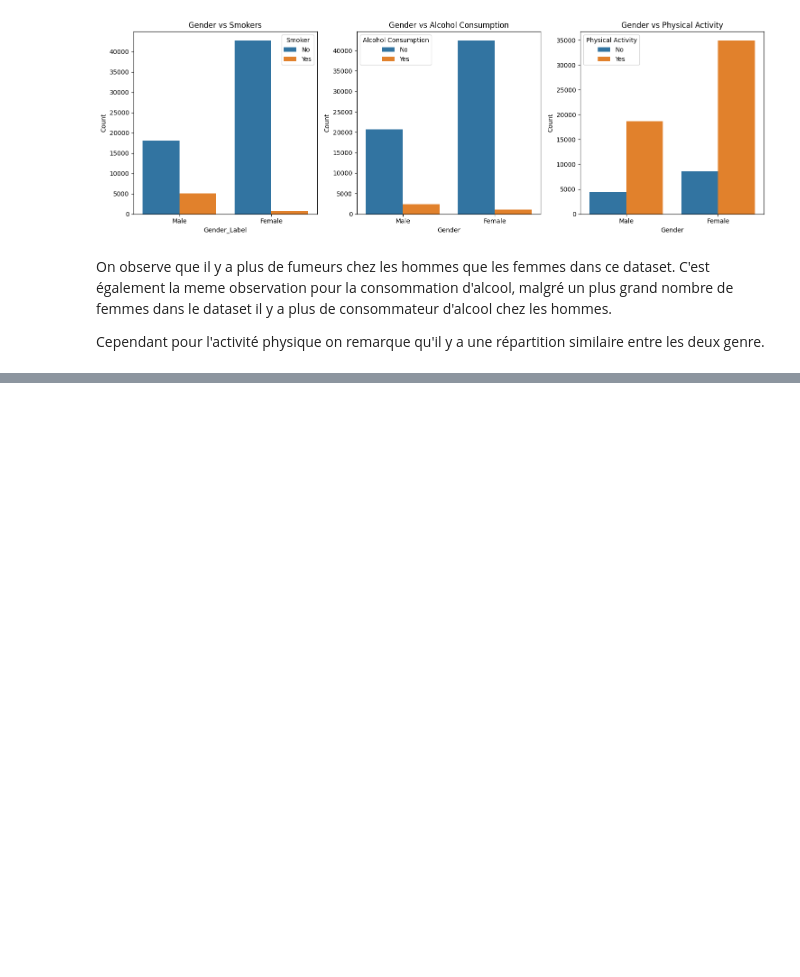
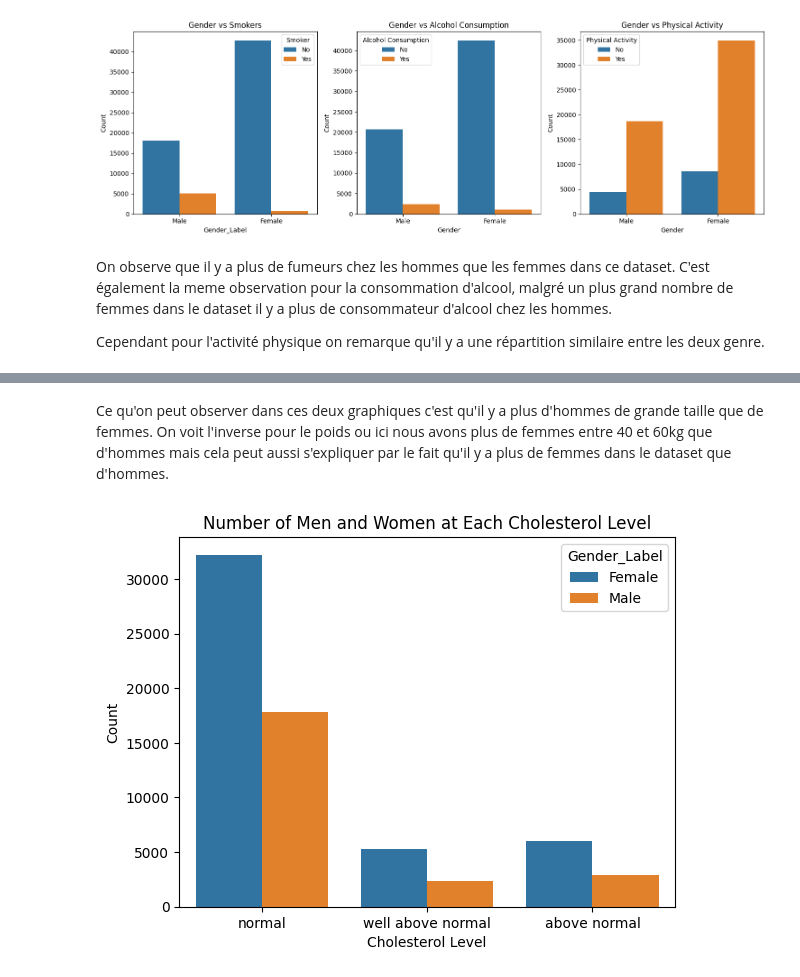
Before and after one commit to abderraouf-metidji/cardio-vasc-risks, a Jupyter notebook: analyse_exploratoire.ipynb, the cells around one changed output, grey strips where cells are left out. Cells and saved outputs as stored; diff of their text form; code cells hidden in the pictures; blank space fills up the shorter version.

```diff
--- a/analyse_exploratoire.ipynb
+++ b/analyse_exploratoire.ipynb
@@ -330,0 +369,13 @@ Il n'y a pas de corrélation spécifique entre la pression artérielle et le gen
+# %% [markdown]
+Ce qu'on peut observer dans ces deux graphiques c'est qu'il y a plus d'hommes de grande taille que de femmes. On voit l'inverse pour le poids ou ici nous avons plus de femmes entre 40 et 60kg que d'hommes mais cela peut aussi s'expliquer par le fait qu'il y a plus de femmes dans le dataset que d'hommes.
+# %%
+df['Gender_Label'] = pd.Categorical(df['Gender_Label'])
+cholesterol_labels = {1: 'normal', 2: 'above normal', 3: 'well above normal'}
+df['cholesterol_label'] = df['cholesterol'].map(cholesterol_labels)
+sns.countplot(x='cholesterol_label', hue='Gender_Label', data=df)
+plt.title('Number of Men and Women at Each Cholesterol Level')
+plt.xlabel('Cholesterol Level')
+plt.ylabel('Count')
+plt.show()
+# %% [output]
+[figure, added]
```
Also changed, not shown: parts of 20 cells of this notebook.
